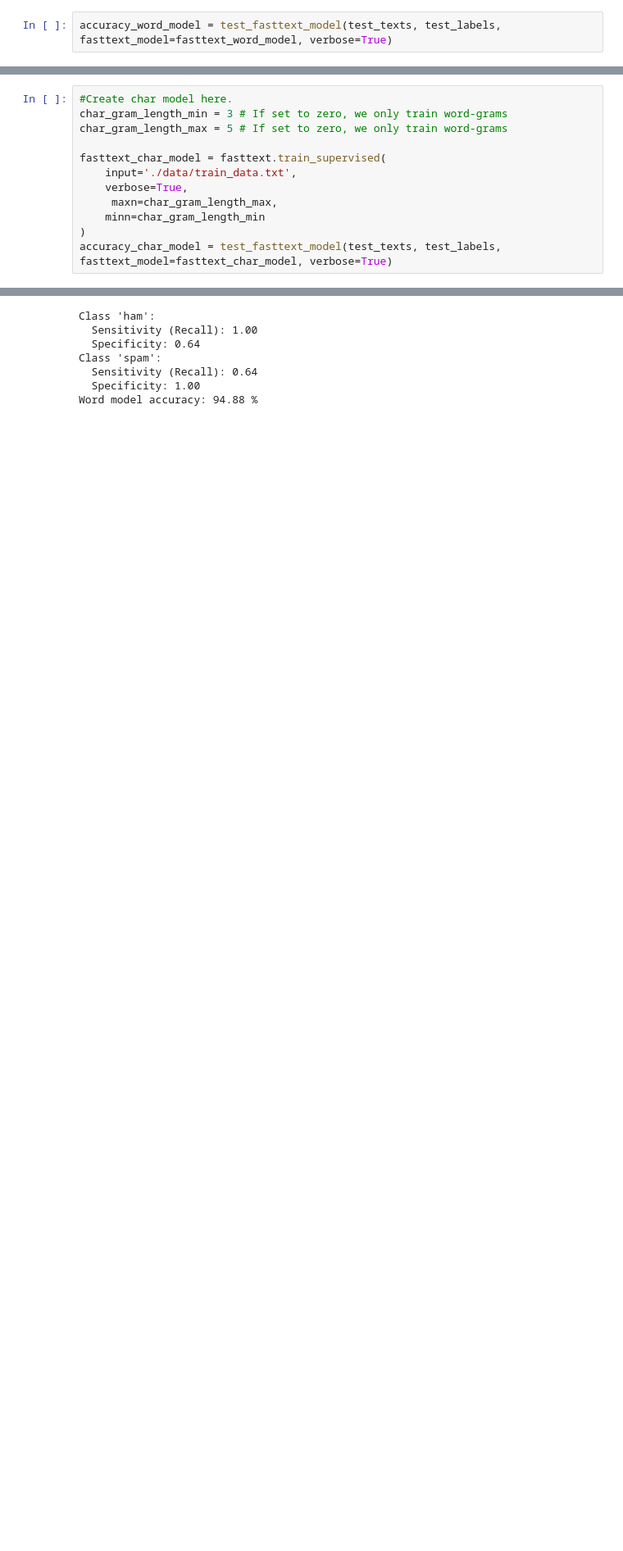
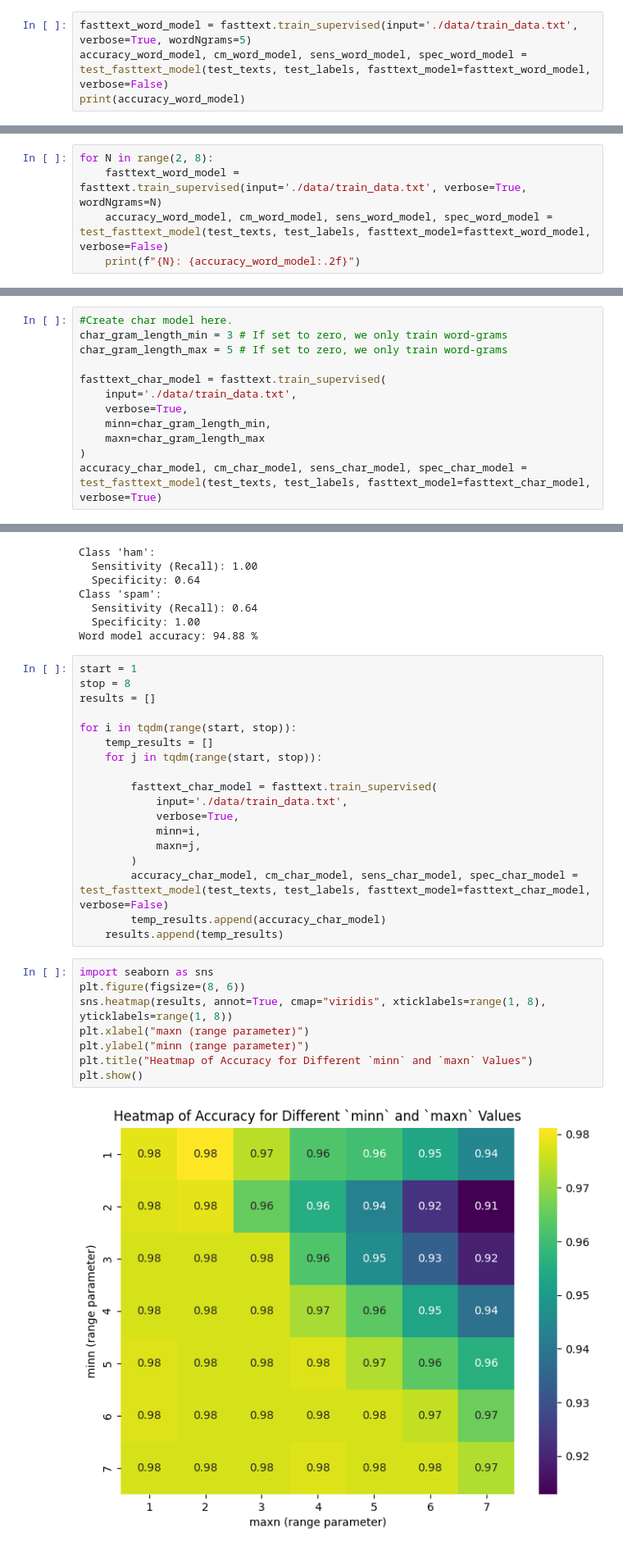
Before and after one commit to Twinbo/Signals-and-Data-Autumn-2025-student, a Jupyter notebook: week_8/ex_week_8_solutions.ipynb, the cells around one changed output, grey strips where cells are left out. Shown at 82% size. Cells and saved outputs as stored; diff of their text form; blank space fills up the shorter version.

```diff
--- a/week_8/ex_week_8_solutions.ipynb
+++ b/week_8/ex_week_8_solutions.ipynb
@@ -774,3 +774,5 @@ def test_fasttext_model(test_texts, test_labels, fasttext_model, verbose=False):
 # %%
-accuracy_word_model = test_fasttext_model(test_texts, test_labels, fasttext_model=fasttext_word_model, verbose=True)
+fasttext_word_model = fasttext.train_supervised(input='./data/train_data.txt', verbose=True, wordNgrams=5)
+accuracy_word_model, cm_word_model, sens_word_model, spec_word_model = test_fasttext_model(test_texts, test_labels, fasttext_model=fasttext_word_model, verbose=False)
+print(accuracy_word_model)
 # %% [output]
@@ -784,0 +783,5 @@ Word model accuracy: 95.96 %
+# %%
+for N in range(2, 8):
+    fasttext_word_model = fasttext.train_supervised(input='./data/train_data.txt', verbose=True, wordNgrams=N)
+    accuracy_word_model, cm_word_model, sens_word_model, spec_word_model = test_fasttext_model(test_texts, test_labels, fasttext_model=fasttext_word_model, verbose=False)
+    print(f"{N}: {accuracy_word_model:.2f}")
@@ -795,10 +805,10 @@ char_gram_length_max = 5 # If set to zero, we only train word-grams
 fasttext_char_model = fasttext.train_supervised(
     input='./data/train_data.txt',
     verbose=True,
-     maxn=char_gram_length_max,
-    minn=char_gram_length_min
+    minn=char_gram_length_min,
+    maxn=char_gram_length_max
 )
-accuracy_char_model = test_fasttext_model(test_texts, test_labels, fasttext_model=fasttext_char_model, verbose=True)
+accuracy_char_model, cm_char_model, sens_char_model, spec_char_model = test_fasttext_model(test_texts, test_labels, fasttext_model=fasttext_char_model, verbose=True)
 # %% [output]
 [figure]
 Class 'ham':
@@ -808,3 +818,31 @@ Class 'spam':
   Sensitivity (Recall): 0.64
   Specificity: 1.00
 Word model accuracy: 94.88 %
+# %%
+start = 1
+stop = 8
+results = []
+
+for i in tqdm(range(start, stop)):
+    temp_results = []
+    for j in tqdm(range(start, stop)):
+
+        fasttext_char_model = fasttext.train_supervised(
+            input='./data/train_data.txt',
+            verbose=True,
+            minn=i,
+            maxn=j,
+        )
+        accuracy_char_model, cm_char_model, sens_char_model, spec_char_model = test_fasttext_model(test_texts, test_labels, fasttext_model=fasttext_char_model, verbose=False)
+        temp_results.append(accuracy_char_model)
+    results.append(temp_results)
+# %%
+import seaborn as sns
+plt.figure(figsize=(8, 6))
+sns.heatmap(results, annot=True, cmap="viridis", xticklabels=range(1, 8), yticklabels=range(1, 8))
+plt.xlabel("maxn (range parameter)")
+plt.ylabel("minn (range parameter)")
+plt.title("Heatmap of Accuracy for Different `minn` and `maxn` Values")
+plt.show()
+# %% [output]
+[figure, added]
```
Also changed, not shown: parts of 7 cells of this notebook, 1 other file.
